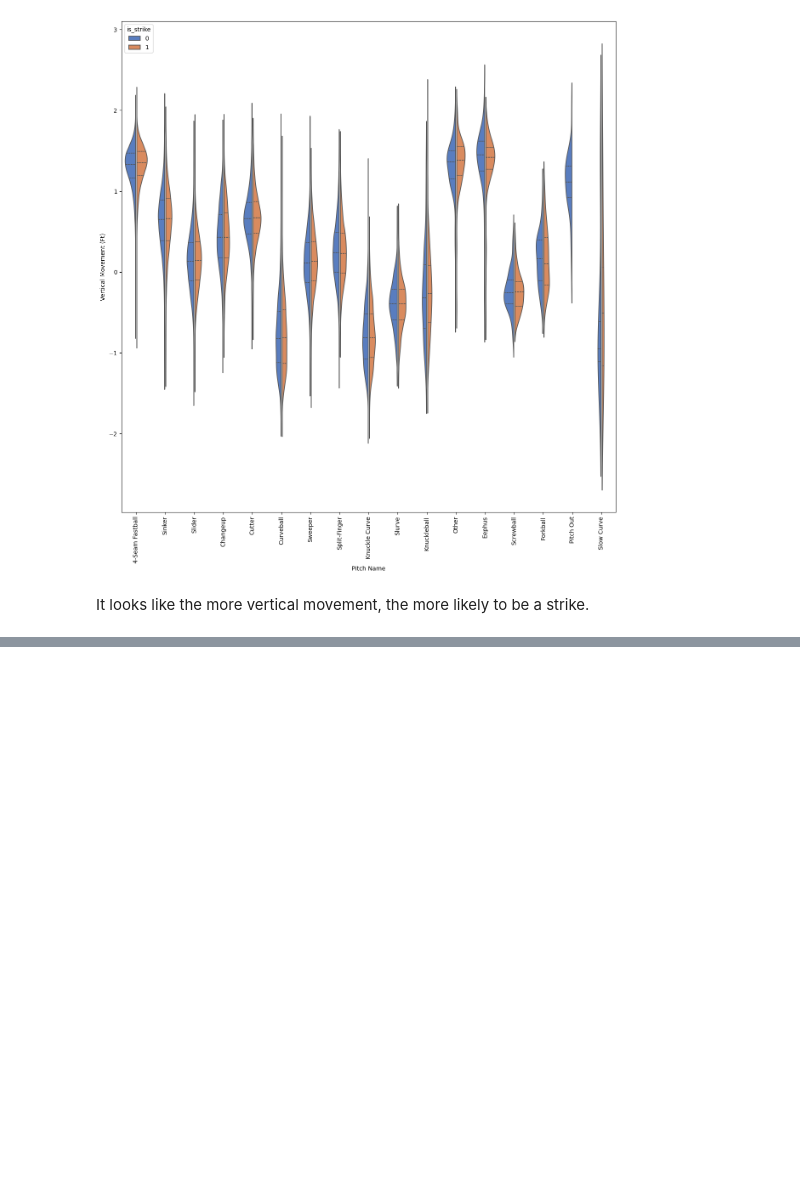
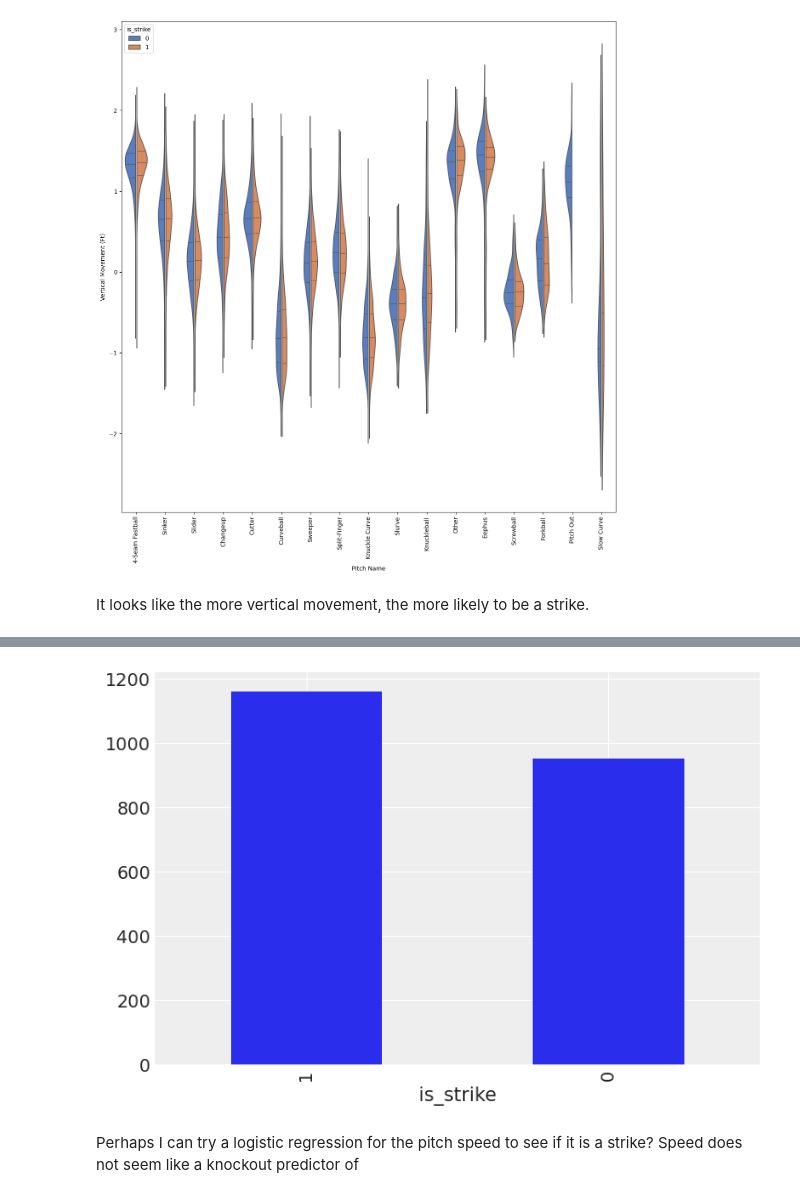
Before and after one commit to OffBayes/Strikeout-Prediction---2024, a Jupyter notebook: Strikeout-EDA.ipynb, the cells around one changed output, grey strips where cells are left out. Drawn from its saved outputs; the diff is of its cells as text; code cells hidden in the pictures; blank space fills up the shorter version.

```diff
--- a/Strikeout-EDA.ipynb
+++ b/Strikeout-EDA.ipynb
@@ -262,0 +330,8 @@ It looks like the more vertical movement, the more likely to be a strike.
+# %%
+fig, ax = plt.subplots()
+training_data_df.is_strike[(training_data_df.release_speed >= 100) & (training_data_df.pitch_name=="4-Seam Fastball")].value_counts().plot(kind='bar',ax=ax)
+plt.show()
+# %% [output]
+[figure, added]
+# %% [markdown]
+Perhaps I can try a logistic regression for the pitch speed to see if it is a strike? Speed does not seem like a knockout predictor of
```
Also changed, not shown: parts of 11 cells of this notebook.
